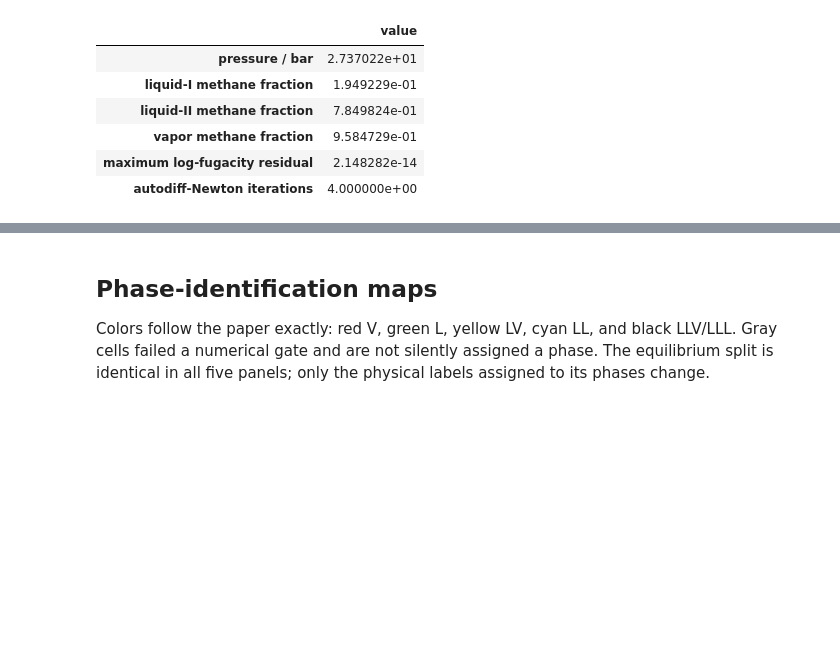
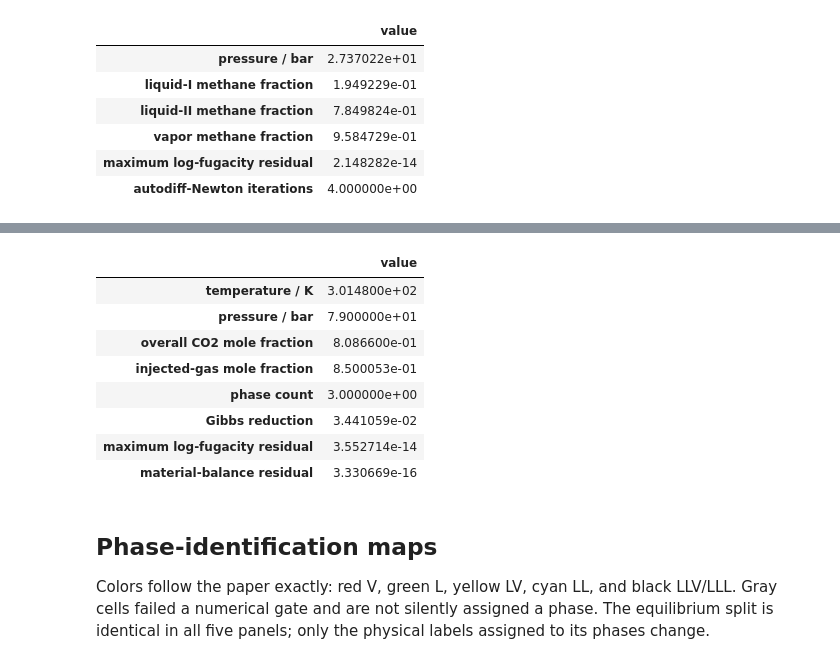
Before and after one commit to ThermoPhase-FCSRG/torch-flash, a Jupyter notebook: notebooks/verification/29_bennett_phase_identification_methods.ipynb, the cells around one changed output, grey strips where cells are left out. Cells and saved outputs as stored; diff of their text form; code cells hidden in the pictures; blank space fills up the shorter version.

```diff
--- a/notebooks/verification/29_bennett_phase_identification_methods.ipynb
+++ b/notebooks/verification/29_bennett_phase_identification_methods.ipynb
@@ -2827,3 +829,62 @@ Figure 5 - Gozalpour five-component synthetic fluid             7.989871
+# %%
+# Li and Firoozabadi Table 9 independently reports a three-phase North Ward
+# Estes state at 301.48 K, 79 bar, and overall CO2 mole fraction 0.80866.
+# Convert that overall composition to Bennett's injected-gas-fraction axis.
+nwe_table9_injected_fraction = (0.80866 - float(nwe_oil[0])) / (
+    float(nwe_injection_gas[0]) - float(nwe_oil[0])
+)
+nwe_table9_case = PaperCase(
+    "Li-Firoozabadi Table 9 North Ward Estes state",
+    nwe_model,
+    torch.tensor([nwe_table9_injected_fraction]),
+    torch.tensor([79.0]),
+    nwe_state,
+    "injected-gas mole fraction",
+    "Li-Firoozabadi (2012), Tables 8 and 9.",
+)
+nwe_table9_equilibrium = flash_grid(
+    nwe_model,
+    nwe_table9_case.grid_state(),
+    options=GRID_FLASH_OPTIONS,
+)
+nwe_table9_audit = pd.Series(
+    {
+        "temperature / K": float(nwe_table9_equilibrium.temperatures[0]),
+        "pressure / bar": float(nwe_table9_equilibrium.pressures[0] / 1.0e5),
+        "overall CO2 mole fraction": 0.80866,
+        "injected-gas mole fraction": nwe_table9_injected_fraction,
+        "phase count": int(nwe_table9_equilibrium.phase_counts[0]),
+        "Gibbs reduction": float(nwe_table9_equilibrium.gibbs_reduction[0]),
+        "maximum log-fugacity residual": float(
+            nwe_table9_equilibrium.fugacity_residual[0]
+        ),
+        "material-balance residual": float(
+            nwe_table9_equilibrium.material_balance_residual[0]
+        ),
+    },
+    name="value",
+)
+display(nwe_table9_audit.to_frame())
+assert bool(nwe_table9_equilibrium.converged[0])
+assert int(nwe_table9_equilibrium.phase_counts[0]) == 3
+assert (
+    float(nwe_table9_equilibrium.fugacity_residual[0])
+    <= GRID_FLASH_OPTIONS.fugacity_tolerance
+)
+assert (
+    float(nwe_table9_equilibrium.material_balance_residual[0])
+    <= GRID_FLASH_OPTIONS.material_balance_tolerance
+)
+# %% [output]
+|  | value |
+| temperature / K | 3.014800e+02 |
+| pressure / bar | 7.900000e+01 |
+| overall CO2 mole fraction | 8.086600e-01 |
+| injected-gas mole fraction | 8.500053e-01 |
+| phase count | 3.000000e+00 |
+| Gibbs reduction | 3.441059e-02 |
+| maximum log-fugacity residual | 3.552714e-14 |
+| material-balance residual | 3.330669e-16 |
 # %% [markdown]
 ## Phase-identification maps
 
```
Also changed, not shown: parts of 12 cells of this notebook, 1 other file.
